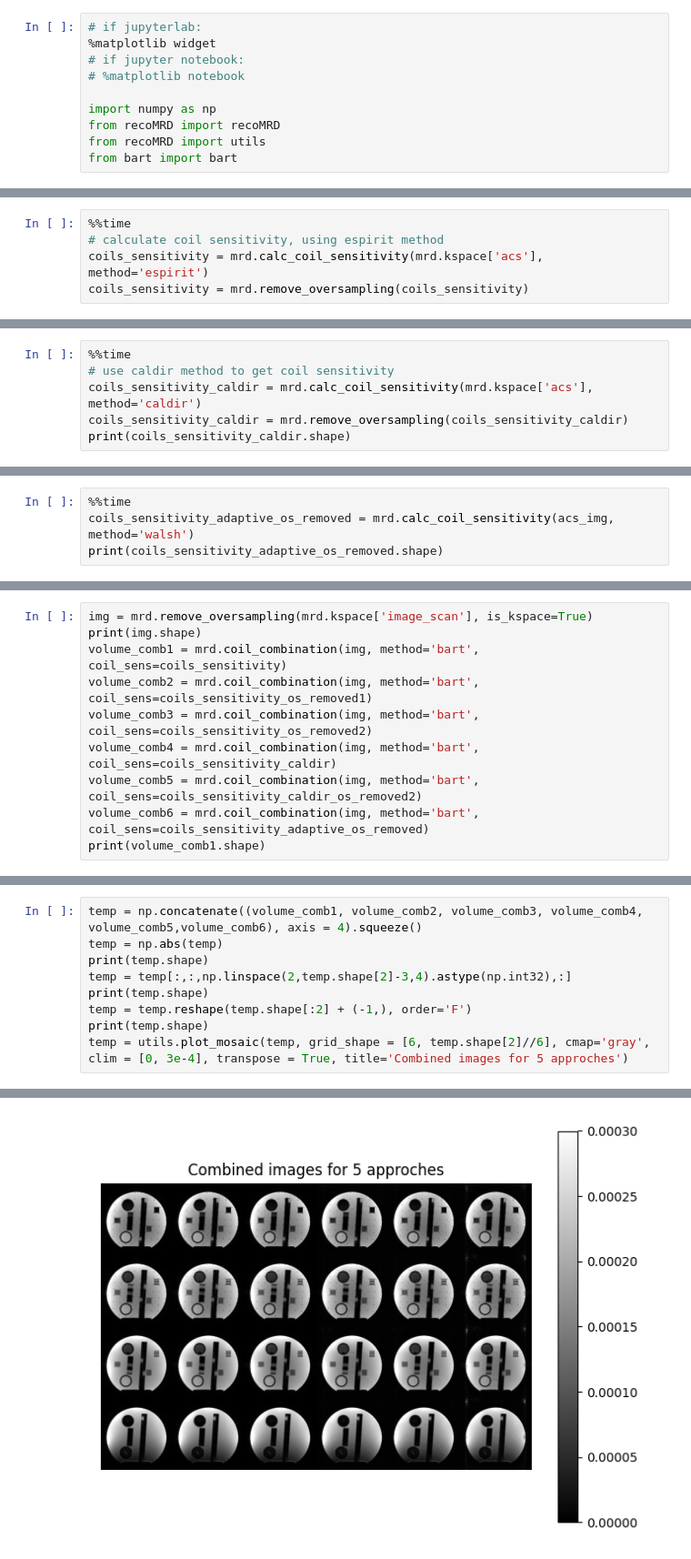
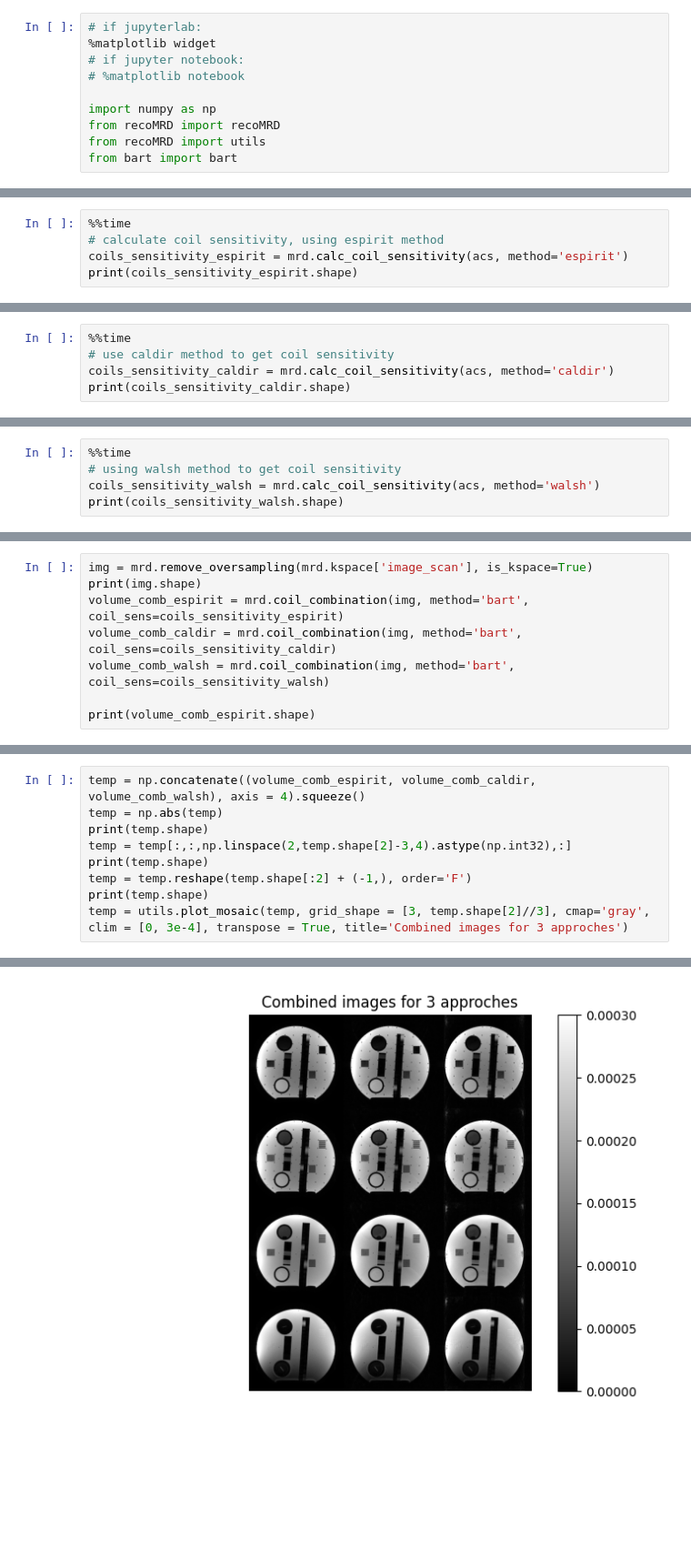
Before and after one commit to aghaeifar/recoMRD, a Jupyter notebook: examples/parallel_imaging_3D.ipynb, the cells around one changed output, grey strips where cells are left out. Shown at 91% size. Cells and saved outputs as stored; diff of their text form; blank space fills up the shorter version.

```diff
--- a/examples/parallel_imaging_3D.ipynb
+++ b/examples/parallel_imaging_3D.ipynb
@@ -85,7 +79,7 @@ Remove oversampling... Done.
 # %%
 %%time
 # calculate coil sensitivity, using espirit method
-coils_sensitivity = mrd.calc_coil_sensitivity(mrd.kspace['acs'], method='espirit')
-coils_sensitivity = mrd.remove_oversampling(coils_sensitivity)
+coils_sensitivity_espirit = mrd.calc_coil_sensitivity(acs, method='espirit')
+print(coils_sensitivity_espirit.shape)
 # %% [output]
 Done.
@@ -122,7 +89,6 @@ Wall time: 1min 30s
 # %%
 %%time
 # use caldir method to get coil sensitivity
-coils_sensitivity_caldir = mrd.calc_coil_sensitivity(mrd.kspace['acs'], method='caldir')
-coils_sensitivity_caldir = mrd.remove_oversampling(coils_sensitivity_caldir)
+coils_sensitivity_caldir = mrd.calc_coil_sensitivity(acs, method='caldir')
 print(coils_sensitivity_caldir.shape)
 # %% [output]
@@ -146,6 +100,7 @@ Wall time: 3.05 s
 # %%
 %%time
-coils_sensitivity_adaptive_os_removed = mrd.calc_coil_sensitivity(acs_img, method='walsh')
-print(coils_sensitivity_adaptive_os_removed.shape)
+# using walsh method to get coil sensitivity
+coils_sensitivity_walsh = mrd.calc_coil_sensitivity(acs, method='walsh')
+print(coils_sensitivity_walsh.shape)
 # %% [output]
 (16, 224, 224, 18, 1)
@@ -165,13 +120,11 @@ temp = utils.plot_mosaic(temp, grid_shape = [6, temp.shape[2]/6], cmap='gray', t
 # %%
 img = mrd.remove_oversampling(mrd.kspace['image_scan'], is_kspace=True)
 print(img.shape)
-volume_comb1 = mrd.coil_combination(img, method='bart', coil_sens=coils_sensitivity)
-volume_comb2 = mrd.coil_combination(img, method='bart', coil_sens=coils_sensitivity_os_removed1)
-volume_comb3 = mrd.coil_combination(img, method='bart', coil_sens=coils_sensitivity_os_removed2)
-volume_comb4 = mrd.coil_combination(img, method='bart', coil_sens=coils_sensitivity_caldir)
-volume_comb5 = mrd.coil_combination(img, method='bart', coil_sens=coils_sensitivity_caldir_os_removed2)
-volume_comb6 = mrd.coil_combination(img, method='bart', coil_sens=coils_sensitivity_adaptive_os_removed)
-print(volume_comb1.shape)
+volume_comb_espirit = mrd.coil_combination(img, method='bart', coil_sens=coils_sensitivity_espirit)
+volume_comb_caldir = mrd.coil_combination(img, method='bart', coil_sens=coils_sensitivity_caldir)
+volume_comb_walsh = mrd.coil_combination(img, method='bart', coil_sens=coils_sensitivity_walsh)
+
+print(volume_comb_espirit.shape)
 # %% [output]
 Remove oversampling... Done.
 (16, 224, 224, 18, 1, 1, 1, 1, 1, 1, 1)
@@ -193,10 +147,10 @@ Total Time: 3.932800
 # %%
-temp = np.concatenate((volume_comb1, volume_comb2, volume_comb3, volume_comb4, volume_comb5,volume_comb6), axis = 4).squeeze()
+temp = np.concatenate((volume_comb_espirit, volume_comb_caldir, volume_comb_walsh), axis = 4).squeeze()
 temp = np.abs(temp)
 print(temp.shape)
 temp = temp[:,:,np.linspace(2,temp.shape[2]-3,4).astype(np.int32),:]
 print(temp.shape)
 temp = temp.reshape(temp.shape[:2] + (-1,), order='F')
 print(temp.shape)
-temp = utils.plot_mosaic(temp, grid_shape = [6, temp.shape[2]//6], cmap='gray', clim = [0, 3e-4], transpose = True, title='Combined images for 5 approches')
+temp = utils.plot_mosaic(temp, grid_shape = [3, temp.shape[2]//3], cmap='gray', clim = [0, 3e-4], transpose = True, title='Combined images for 3 approches')
 # %% [output]
@@ -206 +160 @@ temp = utils.plot_mosaic(temp, grid_shape = [6, temp.shape[2]//6], cmap='gray',
-[figure, old version]
+[figure, new version]
```
Also changed, not shown: parts of 12 cells of this notebook, 3 other files.
